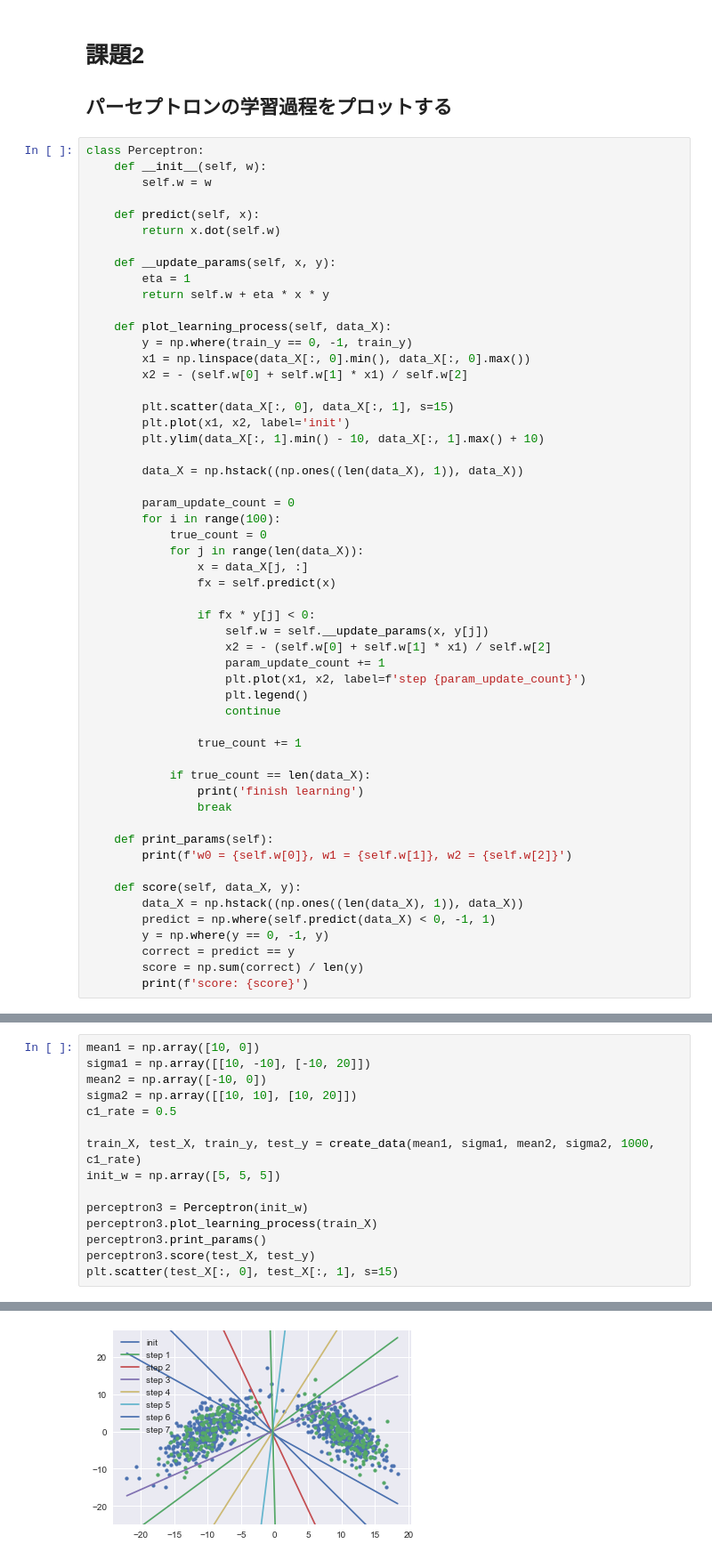
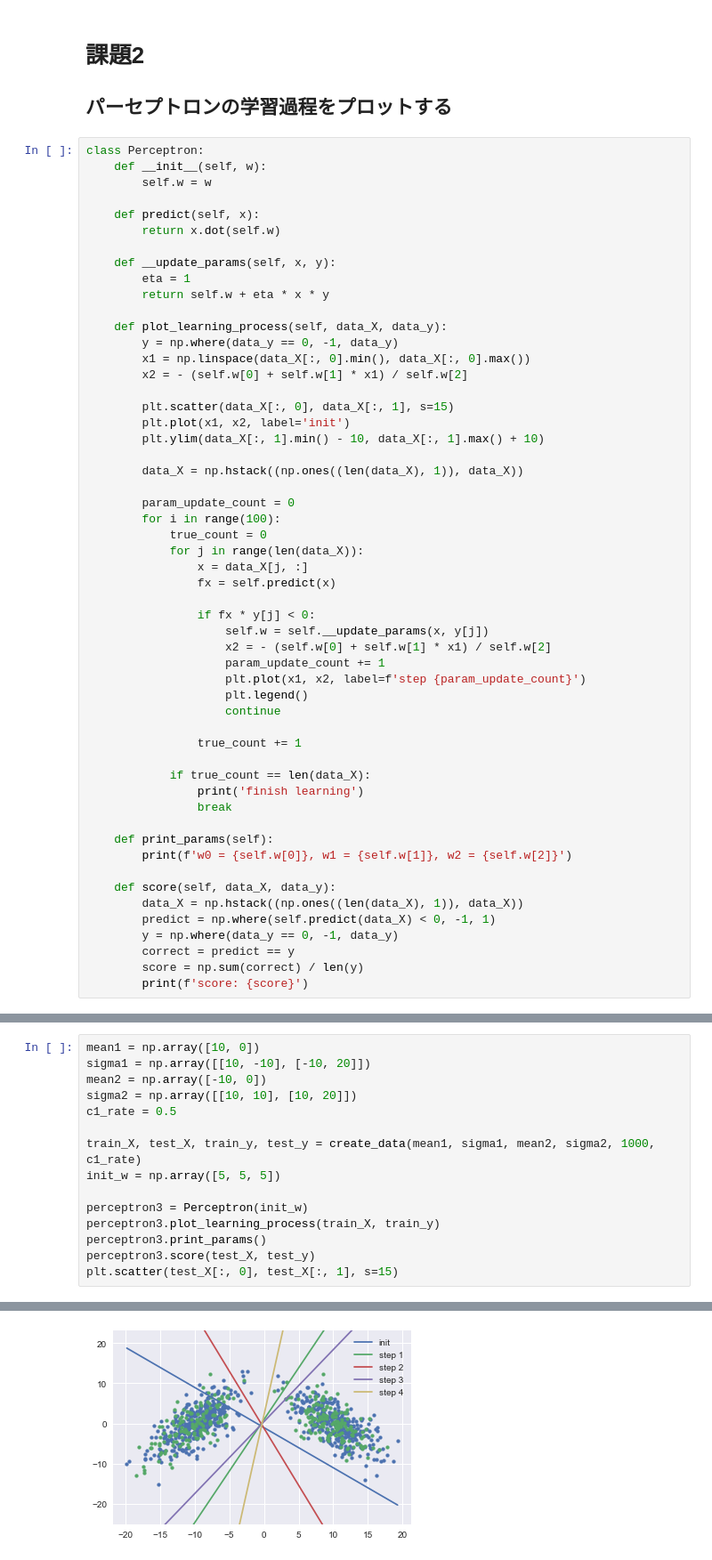
Before and after one commit to fukakeng/MlProgrammingStudy, a Jupyter notebook: hazipata/12_06_homework.ipynb, the cells around one changed output, grey strips where cells are left out. Shown: that part at 89% size. Cells and saved outputs as stored; diff of their text form.

Commit message:
plot_learning_processを修正

```diff
--- a/hazipata/12_06_homework.ipynb
+++ b/hazipata/12_06_homework.ipynb
@@ -162,8 +162,8 @@ class Perceptron:
         eta = 1
         return self.w + eta * x * y
 
-    def plot_learning_process(self, data_X):
-        y = np.where(train_y == 0, -1, train_y)
+    def plot_learning_process(self, data_X, data_y):
+        y = np.where(data_y == 0, -1, data_y)
         x1 = np.linspace(data_X[:, 0].min(), data_X[:, 0].max())
         x2 = - (self.w[0] + self.w[1] * x1) / self.w[2]
 
@@ -197,10 +197,10 @@ class Perceptron:
     def print_params(self):
         print(f'w0 = {self.w[0]}, w1 = {self.w[1]}, w2 = {self.w[2]}')
 
-    def score(self, data_X, y):
+    def score(self, data_X, data_y):
         data_X = np.hstack((np.ones((len(data_X), 1)), data_X))
         predict = np.where(self.predict(data_X) < 0, -1, 1)
-        y = np.where(y == 0, -1, y)
+        y = np.where(data_y == 0, -1, data_y)
         correct = predict == y
         score = np.sum(correct) / len(y)
         print(f'score: {score}')
@@ -258,7 +259,7 @@ train_X, test_X, train_y, test_y = create_data(mean1, sigma1, mean2, sigma2, 100
 init_w = np.array([5, 5, 5])
 
 perceptron3 = Perceptron(init_w)
-perceptron3.plot_learning_process(train_X)
+perceptron3.plot_learning_process(train_X, train_y)
 perceptron3.print_params()
 perceptron3.score(test_X, test_y)
 plt.scatter(test_X[:, 0], test_X[:, 1], s=15)
@@ -268,3 +269,3 @@ w0 = 6.0, w1 = 22.53459411062765, w2 = 0.31319260565245166
 score: 1.0
 <matplotlib.collections.PathCollection at 0x...>
-[figure, old version]
+[figure, new version]
```
Also changed, not shown: parts of 6 cells of this notebook.
